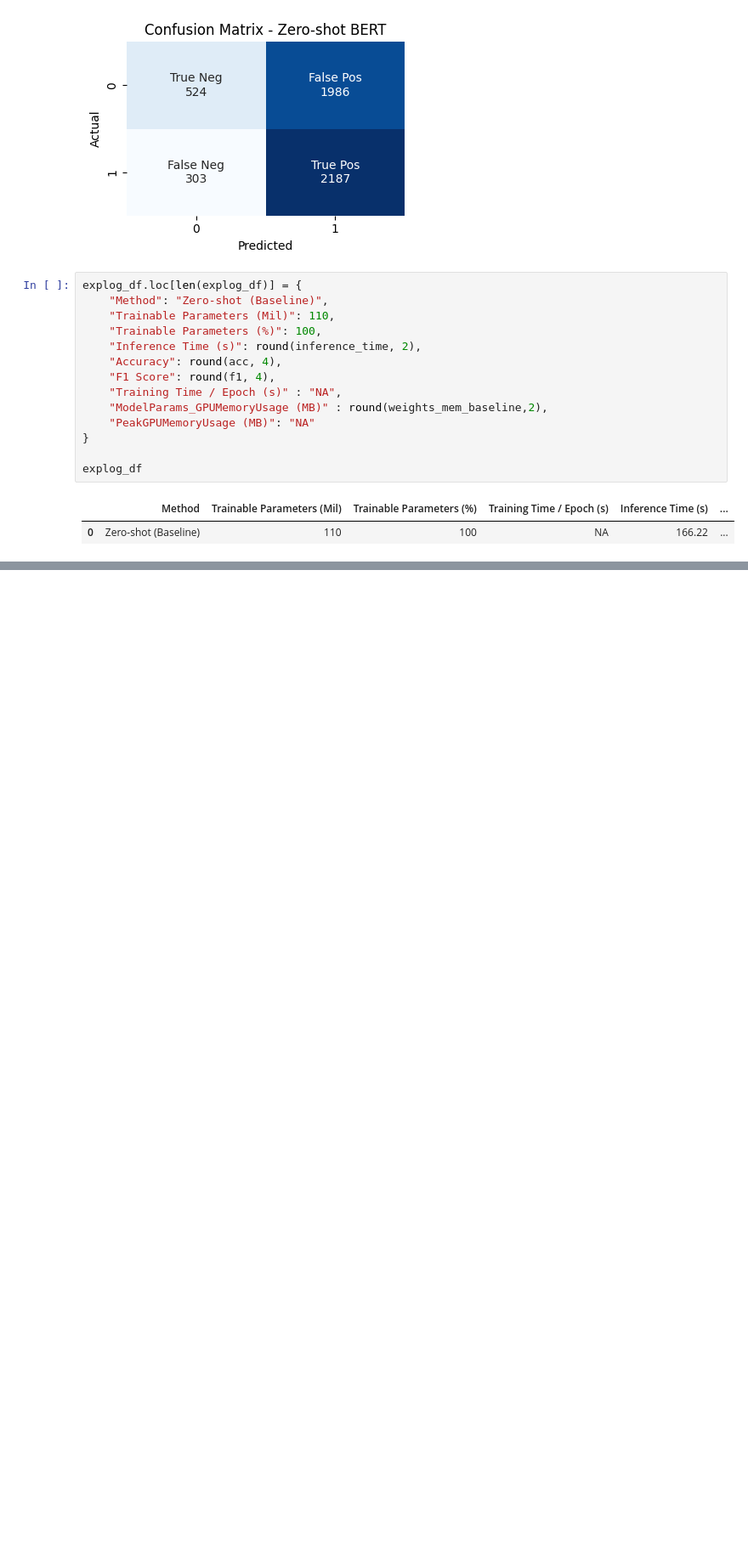
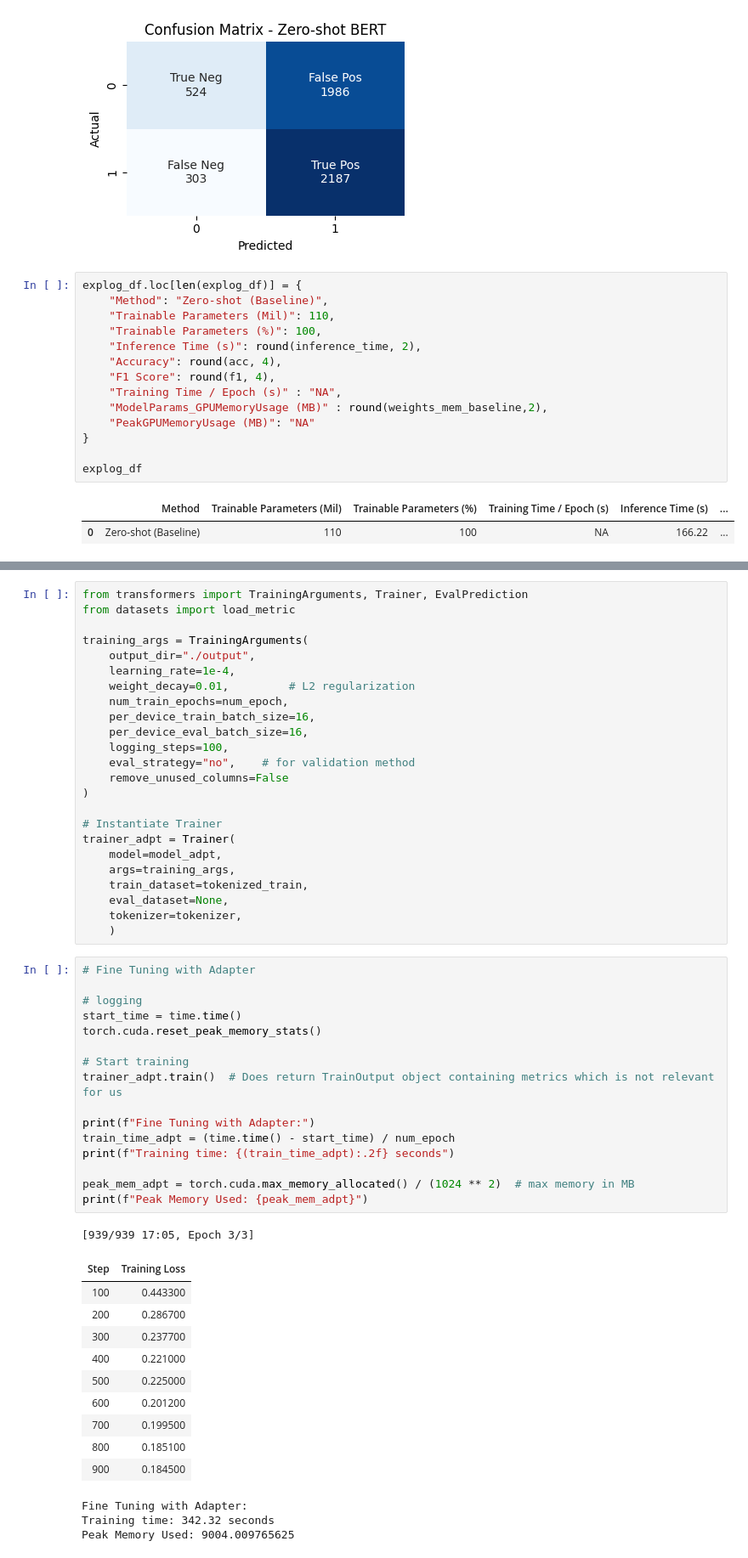
Before and after one commit to battery-code/FineTuneLLM_PEFT_BERT, a Jupyter notebook: Notebook_FineTuningPEFT-BERT.ipynb, the cells around one changed output, grey strips where cells are left out. Shown: that part at 85% size. Drawn from its saved outputs; the diff is of its cells as text; blank space fills up the shorter version.

```diff
--- a/Notebook_FineTuningPEFT-BERT.ipynb
+++ b/Notebook_FineTuningPEFT-BERT.ipynb
@@ -394,0 +447,55 @@ explog_df
+# %%
+from transformers import TrainingArguments, Trainer, EvalPrediction
+from datasets import load_metric
+
+training_args = TrainingArguments(
+    output_dir="./output",
+    learning_rate=1e-4,
+    weight_decay=0.01,         # L2 regularization
+    num_train_epochs=num_epoch,
+    per_device_train_batch_size=16,
+    per_device_eval_batch_size=16,
+    logging_steps=100,
+    eval_strategy="no",    # for validation method
+    remove_unused_columns=False
+)
+
+# Instantiate Trainer
+trainer_adpt = Trainer(
+    model=model_adpt,
+    args=training_args,
+    train_dataset=tokenized_train,
+    eval_dataset=None,
+    tokenizer=tokenizer,
+    )
+# %%
+# Fine Tuning with Adapter
+
+# logging
+start_time = time.time()
+torch.cuda.reset_peak_memory_stats()
+
+# Start training
+trainer_adpt.train()  # Does return TrainOutput object containing metrics which is not relevant for us
+
+print(f"Fine Tuning with Adapter:")
+train_time_adpt = (time.time() - start_time) / num_epoch
+print(f"Training time: {(train_time_adpt):.2f} seconds")
+
+peak_mem_adpt = torch.cuda.max_memory_allocated() / (1024 ** 2)  # max memory in MB
+print(f"Peak Memory Used: {peak_mem_adpt}")
+# %% [output]
+[939/939 17:05, Epoch 3/3]
+| Step | Training Loss |
+| 100 | 0.443300 |
+| 200 | 0.286700 |
+| 300 | 0.237700 |
+| 400 | 0.221000 |
+| 500 | 0.225000 |
+| 600 | 0.201200 |
+| 700 | 0.199500 |
+| 800 | 0.185100 |
+| 900 | 0.184500 |
+Fine Tuning with Adapter:
+Training time: 342.32 seconds
+Peak Memory Used: 9004.009765625
```
Also changed, not shown: parts of 13 cells of this notebook.
